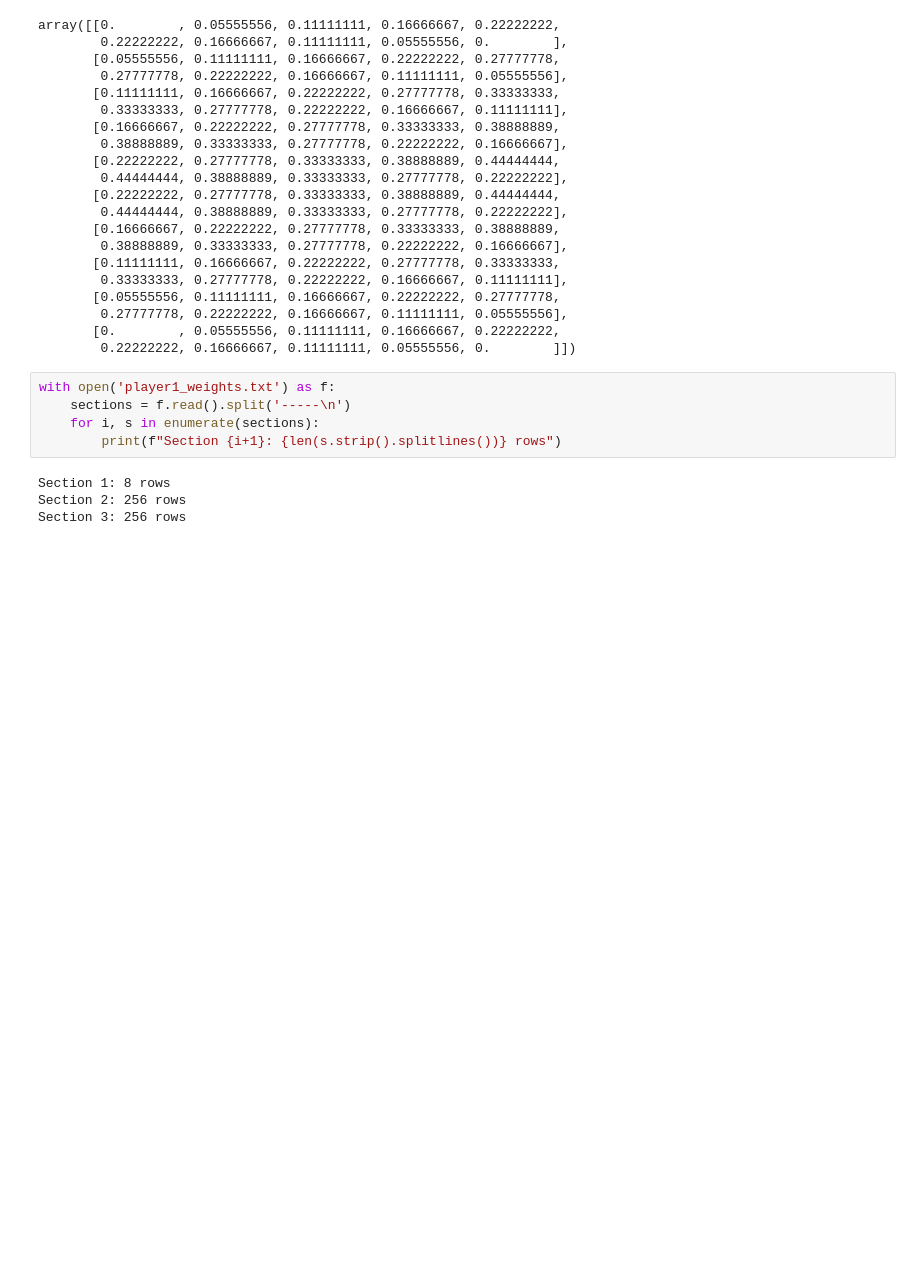
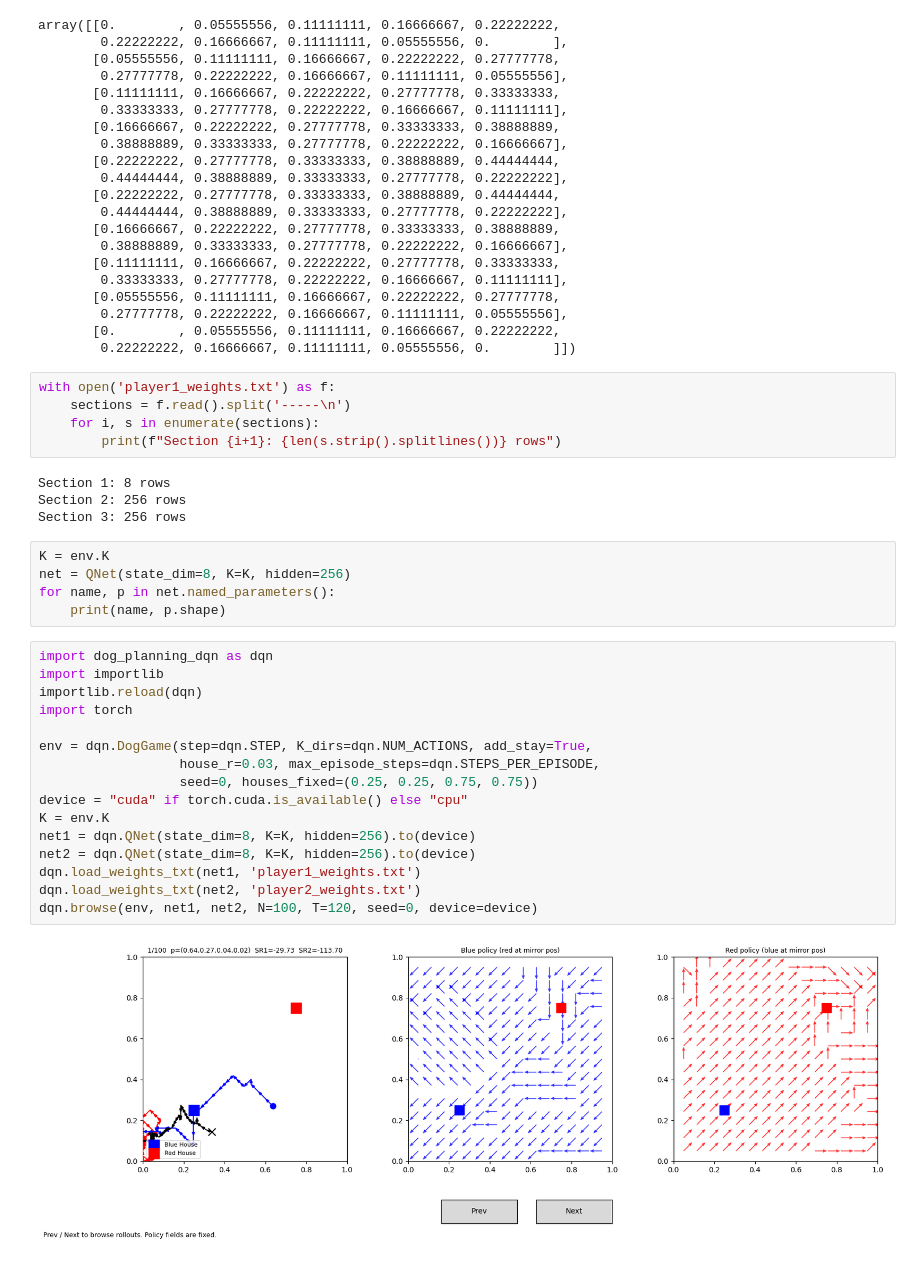
Before and after one commit to hungrydoor14/CS298, a Jupyter notebook: testing.ipynb, the cells around one changed output. Cells and saved outputs as stored; diff of their text form; blank space fills up the shorter version.

```diff
--- a/testing.ipynb
+++ b/testing.ipynb
@@ -43,3 +43,26 @@ with open('player1_weights.txt') as f:
 Section 1: 8 rows
 Section 2: 256 rows
 Section 3: 256 rows
+# %%
+K = env.K
+net = QNet(state_dim=8, K=K, hidden=256)
+for name, p in net.named_parameters():
+    print(name, p.shape)
+# %%
+import dog_planning_dqn as dqn
+import importlib
+importlib.reload(dqn)
+import torch
+
+env = dqn.DogGame(step=dqn.STEP, K_dirs=dqn.NUM_ACTIONS, add_stay=True,
+                  house_r=0.03, max_episode_steps=dqn.STEPS_PER_EPISODE,
+                  seed=0, houses_fixed=(0.25, 0.25, 0.75, 0.75))
+device = "cuda" if torch.cuda.is_available() else "cpu"
+K = env.K
+net1 = dqn.QNet(state_dim=8, K=K, hidden=256).to(device)
+net2 = dqn.QNet(state_dim=8, K=K, hidden=256).to(device)
+dqn.load_weights_txt(net1, 'player1_weights.txt')
+dqn.load_weights_txt(net2, 'player2_weights.txt')
+dqn.browse(env, net1, net2, N=100, T=120, seed=0, device=device)
+# %% [output]
+[figure, added]
```
Also changed, not shown: 13 other files.
